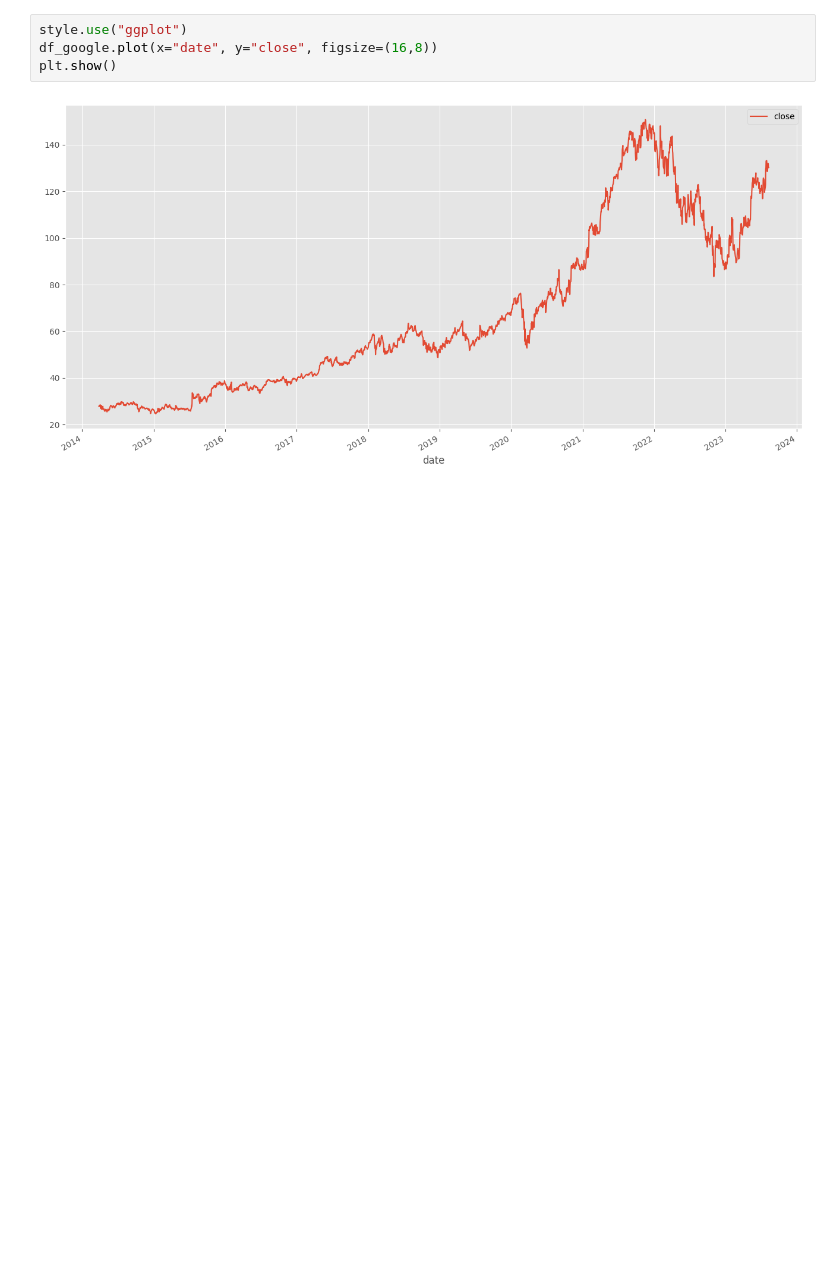
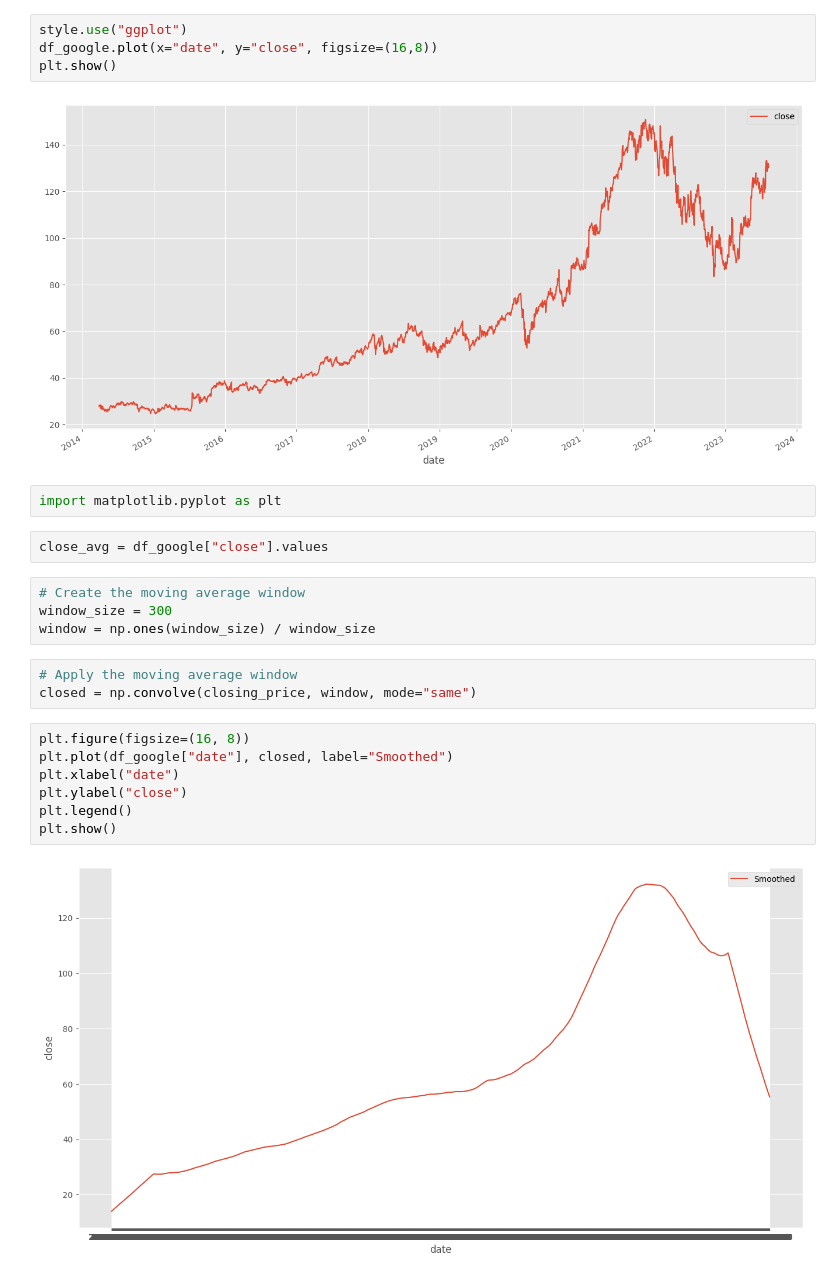
Before and after one commit to Mythreyi-31/ALA, a Jupyter notebook: assgn1/Assignment 1/get_stockprice_smooth_trend.ipynb, the cells around one changed output. Drawn from its saved outputs; the diff is of its cells as text; blank space fills up the shorter version.

```diff
--- a/assgn1/Assignment 1/get_stockprice_smooth_trend.ipynb
+++ b/assgn1/Assignment 1/get_stockprice_smooth_trend.ipynb
@@ -63,3 +78,23 @@ df_google.plot(x="date", y="close", figsize=(16,8))
 plt.show()
 # %% [output]
 [figure]
+# %%
+import matplotlib.pyplot as plt
+# %%
+close_avg = df_google["close"].values
+# %%
+# Create the moving average window
+window_size = 300
+window = np.ones(window_size) / window_size
+# %%
+# Apply the moving average window
+closed = np.convolve(closing_price, window, mode="same")
+# %%
+plt.figure(figsize=(16, 8))
+plt.plot(df_google["date"], closed, label="Smoothed")
+plt.xlabel("date")
+plt.ylabel("close")
+plt.legend()
+plt.show()
+# %% [output]
+[figure, added]
```
Also changed, not shown: parts of 2 cells of this notebook.
